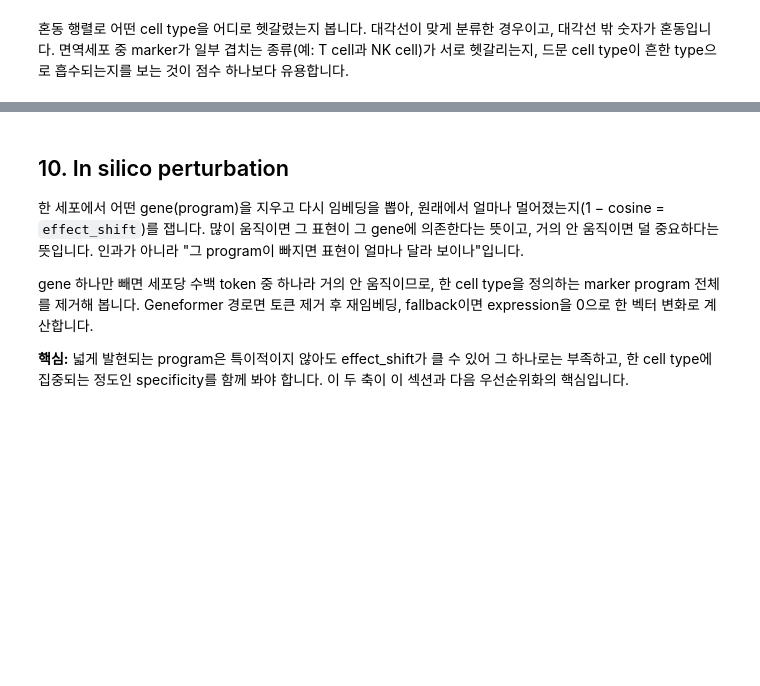
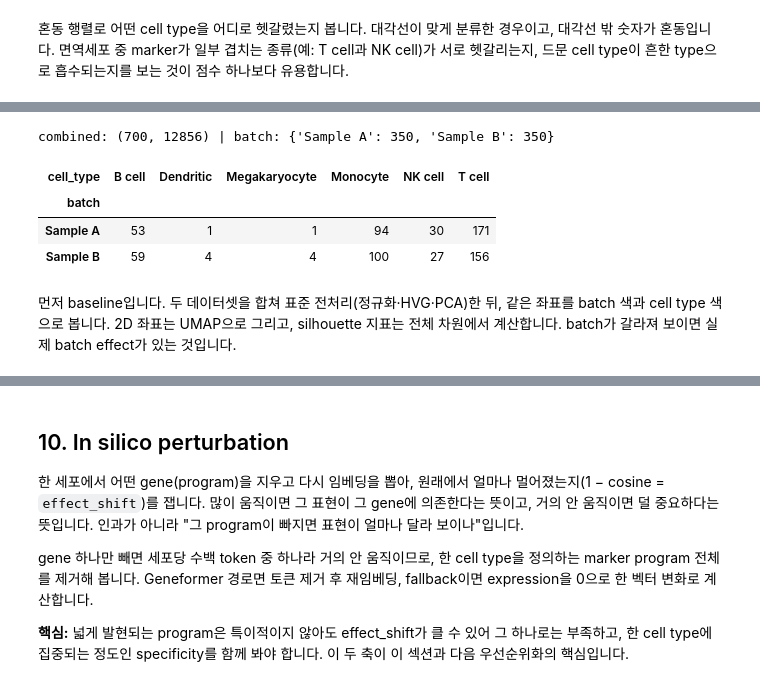
Before and after one commit to seok1213neo/KOGO-scFM-tutorial, a Jupyter notebook: KOGO_scFM_colab_cys_v7.ipynb, the cells around one changed output, grey strips where cells are left out. Cells and saved outputs as stored; diff of their text form; code cells hidden in the pictures; blank space fills up the shorter version.

```diff
--- a/KOGO_scFM_colab_cys_v7.ipynb
+++ b/KOGO_scFM_colab_cys_v7.ipynb
@@ -785,0 +687,60 @@ else:
+# %%
+# 두 번째 batch 데이터셋(pbmc_1k_v3, 10x v3) 다운로드 + QC + 주석
+import os, urllib.request
+import anndata as ad
+_URL = "https://cf.10xgenomics.com/samples/cell-exp/3.0.0/pbmc_1k_v3/pbmc_1k_v3_filtered_feature_bc_matrix.h5"
+_FN = "pbmc_1k_v3.h5"
+def _annotate(a):
+    pp = a.copy(); sc.pp.normalize_total(pp, target_sum=1e4); sc.pp.log1p(pp)
+    sco = pd.DataFrame(index=a.obs_names)
+    for ct, ms in MARKER_SETS.items():
+        pr = [g for g in ms if g in pp.var_names]
+        if pr:
+            X = pp[:, pr].X
+            sco[ct] = np.asarray(X.mean(axis=1)).ravel()
+    a.obs["cell_type"] = sco.idxmax(axis=1).values
+    return a
+_brng = np.random.default_rng(RANDOM_STATE)   # 독립 rng (global rng 안 건드림 → 뒤 perturbation 결과 불변)
+def _subs(a, n):
+    idx = _brng.choice(a.n_obs, size=min(n, a.n_obs), replace=False)
+    return a[idx].copy()
+
+HAS_BATCH2 = False
+try:
+    if not os.path.exists(_FN):
+        print("pbmc_1k_v3 다운로드 중 (~5MB)...")
+        # 10x Cloudflare CDN은 기본 urllib UA를 403으로 막으므로 브라우저 UA 헤더 필요
+        _req = urllib.request.Request(_URL, headers={"User-Agent": "Mozilla/5.0"})
+        with urllib.request.urlopen(_req, timeout=120) as _r, open(_FN, "wb") as _f:
+            _f.write(_r.read())
+    b2 = sc.read_10x_h5(_FN); b2.var_names_make_unique()
+    sc.pp.filter_cells(b2, min_genes=200); sc.pp.filter_genes(b2, min_cells=3)
+    b2.layers["counts"] = b2.X.copy(); _annotate(b2)
+
+    b1 = adata.copy()                     # pbmc3k (raw counts in layers["counts"], gene_ids in var)
+    if "cell_type" not in b1.obs: _annotate(b1)
+    b1.obs["batch"] = "Sample A"; b2.obs["batch"] = "Sample B"
+    N_PER = 350
+    s1, s2 = _subs(b1, N_PER), _subs(b2, N_PER)
+    # Geneformer는 세포별 독립 토큰화 → 배치가 유전자를 공유할 필요 없음. symbol 보존.
+    s1.var["symbol"] = s1.var_names.astype(str); s2.var["symbol"] = s2.var_names.astype(str)
+    gf1 = (s1.layers["counts"], np.asarray(s1.var["symbol"]))
+    gf2 = (s2.layers["counts"], np.asarray(s2.var["symbol"]))
+    # PCA/Harmony baseline은 Ensembl ID로 join (pbmc3k=hg19, v3=GRCh38 → symbol 말고 gene_ids)
+    for a in (s1, s2):
+        a.var_names = a.var["gene_ids"].astype(str).values; a.var_names_make_unique()
+    comb = ad.concat([s1, s2], join="inner")
+    comb.layers["counts"] = comb.X.copy()
+    HAS_BATCH2 = True
+    print("combined:", comb.shape, "| batch:", comb.obs["batch"].value_counts().to_dict())
+    display(pd.crosstab(comb.obs["batch"], comb.obs["cell_type"]))
+except Exception as e:
+    print("batch2 로드 실패 — batch integration 데모를 건너뜁니다:", type(e).__name__, e)
+# %% [output]
+combined: (700, 12856) | batch: {'Sample A': 350, 'Sample B': 350}
+| cell_type | B cell | Dendritic | Megakaryocyte | Monocyte | NK cell | T cell |
+| batch |  |  |  |  |  |  |
+| Sample A | 53 | 1 | 1 | 94 | 30 | 171 |
+| Sample B | 59 | 4 | 4 | 100 | 27 | 156 |
+# %% [markdown]
+먼저 baseline입니다. 두 데이터셋을 합쳐 표준 전처리(정규화·HVG·PCA)한 뒤, 같은 좌표를 batch 색과 cell type 색으로 봅니다. 2D 좌표는 UMAP으로 그리고, silhouette 지표는 전체 차원에서 계산합니다. batch가 갈라져 보이면 실제 batch effect가 있는 것입니다.
```
Also changed, not shown: parts of 82 cells of this notebook.
